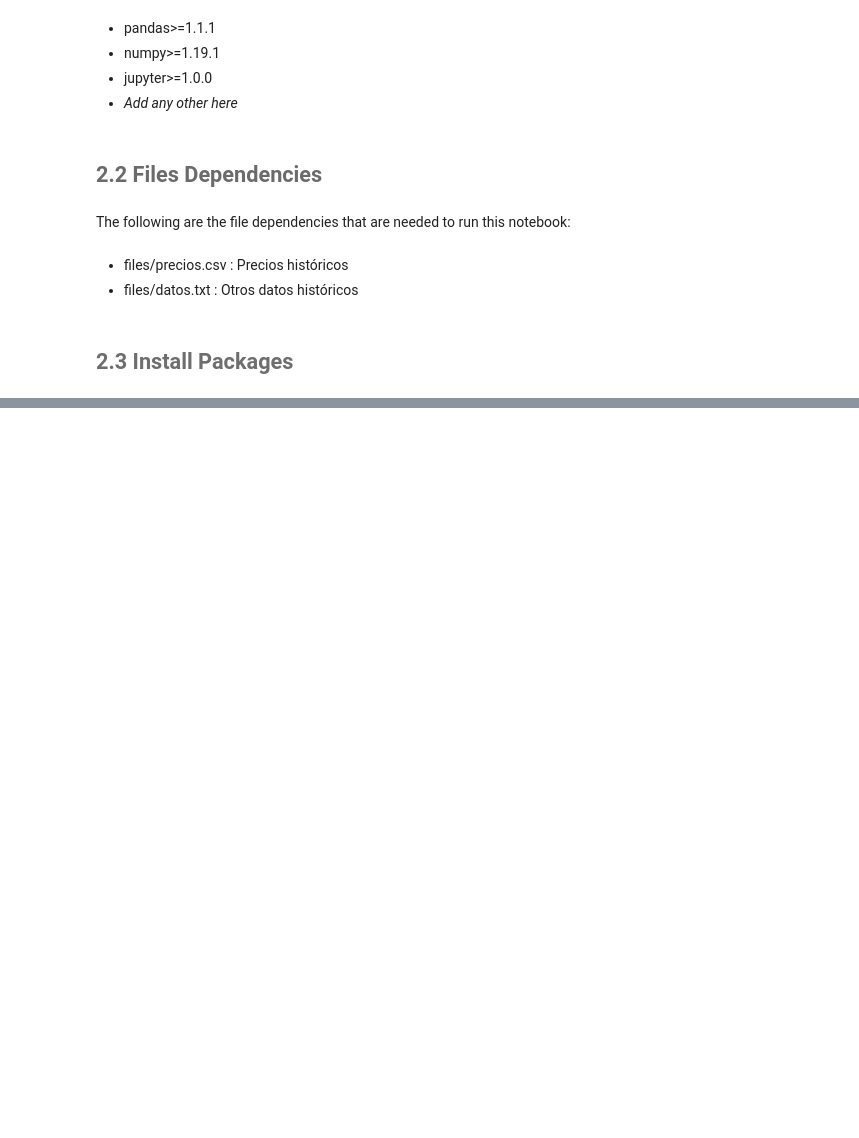
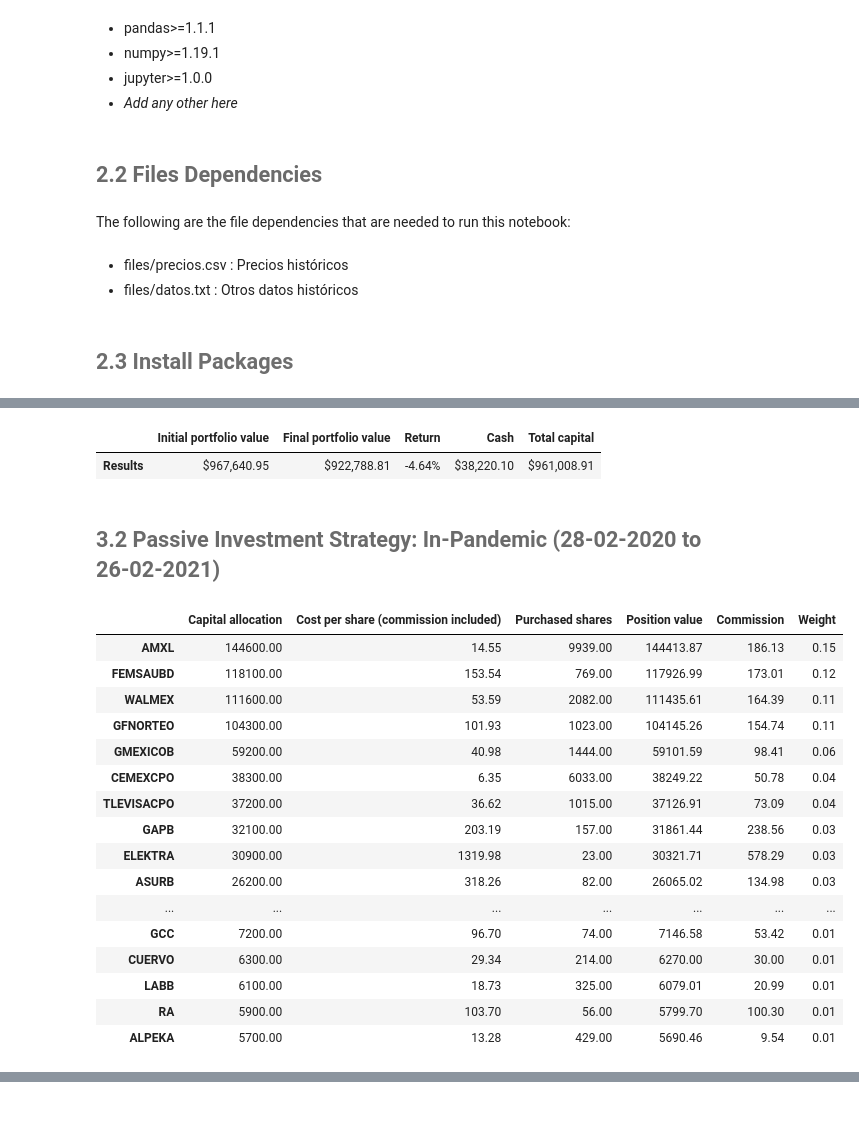
Before and after one commit to OmarVillalobos/MaTS_Lab1_DALazareno, a Jupyter notebook: notebook.ipynb, the cells around one changed output, grey strips where cells are left out. Drawn from its saved outputs; the diff is of its cells as text; code cells hidden in the pictures; blank space fills up the shorter version.

```diff
--- a/notebook.ipynb
+++ b/notebook.ipynb
@@ -62,0 +129,27 @@ import sys
+# %%
+results["2018-01-31"]["globalResults"]
+# %% [output]
+|  | Initial portfolio value | Final portfolio value | Return | Cash | Total capital |
+| Results | $967,640.95 | $922,788.81 | -4.64% | $38,220.10 | $961,008.91 |
+# %% [markdown]
+## <font color= #6B6B6B> 3.2 Passive Investment Strategy: In-Pandemic (28-02-2020 to 26-02-2021) </font>
+# %%
+results["2020-02-28"]["portfolioInfo"]
+# %% [output]
+|  | Capital allocation | Cost per share (commission included) | Purchased shares | Position value | Commission | Weight |
+| AMXL | 144600.00 | 14.55 | 9939.00 | 144413.87 | 186.13 | 0.15 |
+| FEMSAUBD | 118100.00 | 153.54 | 769.00 | 117926.99 | 173.01 | 0.12 |
+| WALMEX | 111600.00 | 53.59 | 2082.00 | 111435.61 | 164.39 | 0.11 |
+| GFNORTEO | 104300.00 | 101.93 | 1023.00 | 104145.26 | 154.74 | 0.11 |
+| GMEXICOB | 59200.00 | 40.98 | 1444.00 | 59101.59 | 98.41 | 0.06 |
+| CEMEXCPO | 38300.00 | 6.35 | 6033.00 | 38249.22 | 50.78 | 0.04 |
+| TLEVISACPO | 37200.00 | 36.62 | 1015.00 | 37126.91 | 73.09 | 0.04 |
+| GAPB | 32100.00 | 203.19 | 157.00 | 31861.44 | 238.56 | 0.03 |
+| ELEKTRA | 30900.00 | 1319.98 | 23.00 | 30321.71 | 578.29 | 0.03 |
+| ASURB | 26200.00 | 318.26 | 82.00 | 26065.02 | 134.98 | 0.03 |
+| ... | ... | ... | ... | ... | ... | ... |
+| GCC | 7200.00 | 96.70 | 74.00 | 7146.58 | 53.42 | 0.01 |
+| CUERVO | 6300.00 | 29.34 | 214.00 | 6270.00 | 30.00 | 0.01 |
+| LABB | 6100.00 | 18.73 | 325.00 | 6079.01 | 20.99 | 0.01 |
+| RA | 5900.00 | 103.70 | 56.00 | 5799.70 | 100.30 | 0.01 |
+| ALPEKA | 5700.00 | 13.28 | 429.00 | 5690.46 | 9.54 | 0.01 |
```
Also changed, not shown: parts of 37 cells of this notebook.
